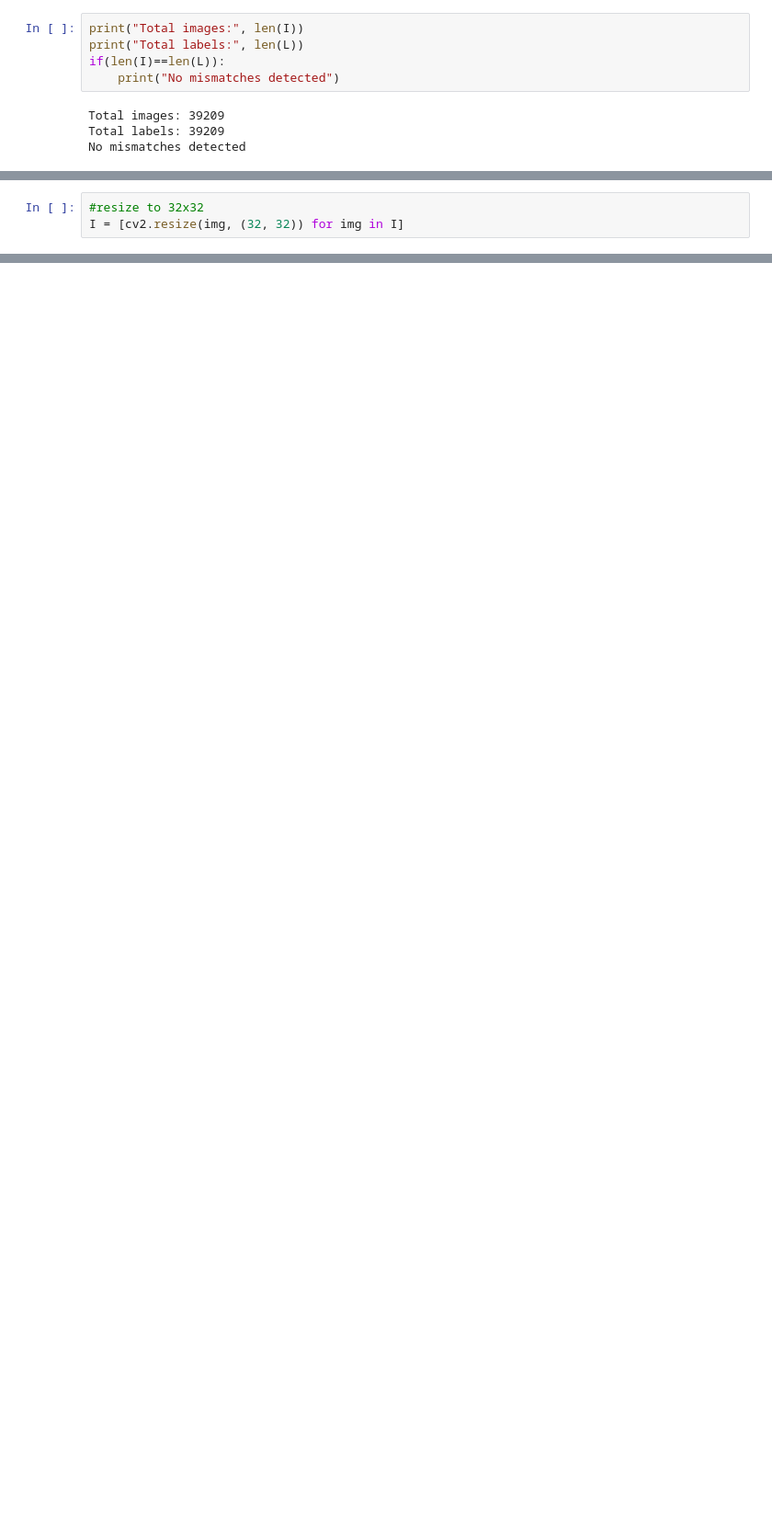
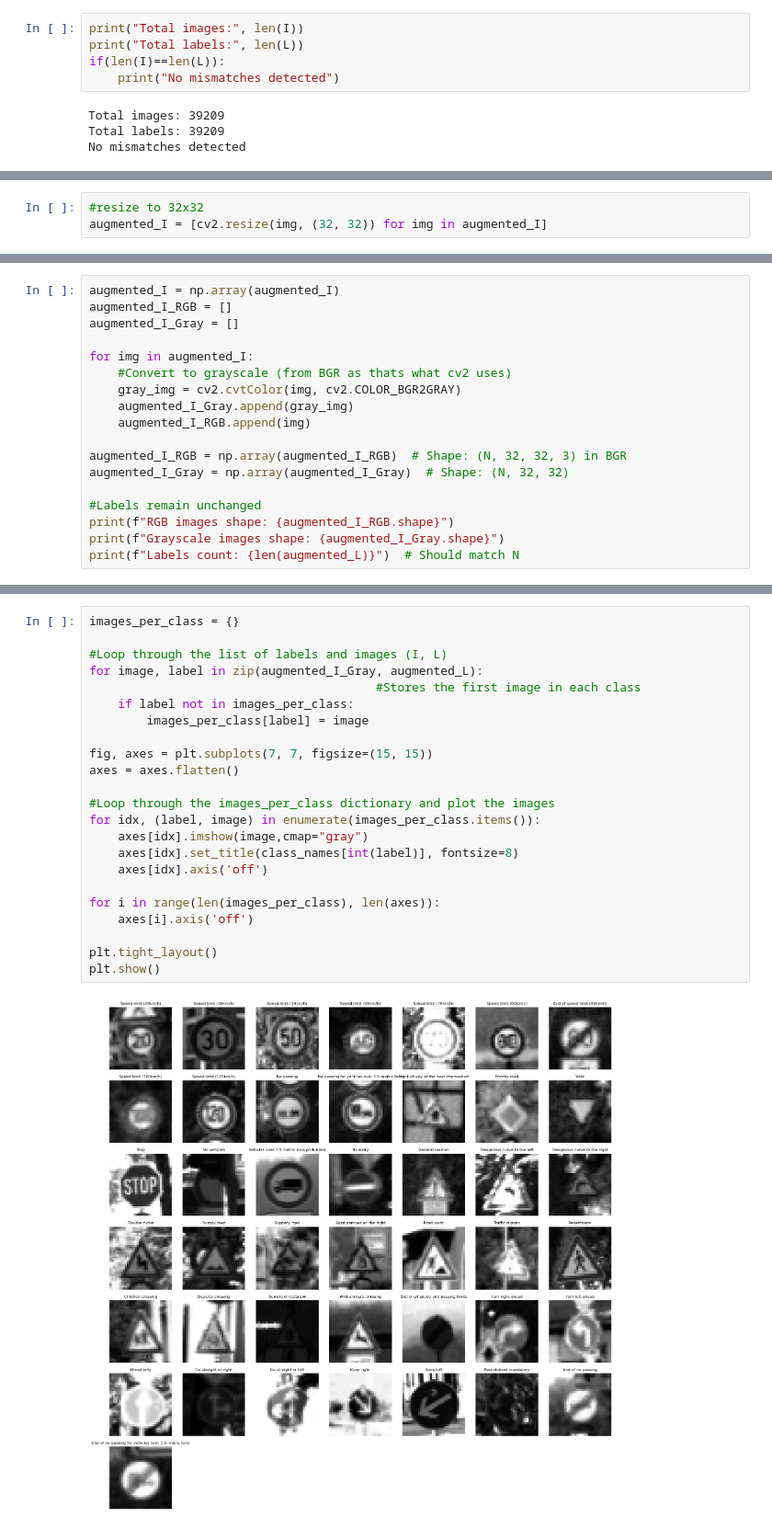
Before and after one commit to HughP01/MScAI_MLProj, a Jupyter notebook: Load images.ipynb, the cells around one changed output, grey strips where cells are left out. Shown: that part at 92% size. Drawn from its saved outputs; the diff is of its cells as text; blank space fills up the shorter version.

```diff
--- a/Load images.ipynb
+++ b/Load images.ipynb
@@ -47,3 +82,3 @@ No mismatches detected
 # %%
 #resize to 32x32
-I = [cv2.resize(img, (32, 32)) for img in I]
+augmented_I = [cv2.resize(img, (32, 32)) for img in augmented_I]
@@ -186,0 +87,18 @@ Classification Report:
+# %%
+augmented_I = np.array(augmented_I)
+augmented_I_RGB = []
+augmented_I_Gray = []
+
+for img in augmented_I:
+    #Convert to grayscale (from BGR as thats what cv2 uses)
+    gray_img = cv2.cvtColor(img, cv2.COLOR_BGR2GRAY)
+    augmented_I_Gray.append(gray_img)
+    augmented_I_RGB.append(img)
+
+augmented_I_RGB = np.array(augmented_I_RGB)  # Shape: (N, 32, 32, 3) in BGR
+augmented_I_Gray = np.array(augmented_I_Gray)  # Shape: (N, 32, 32)
+
+#Labels remain unchanged
+print(f"RGB images shape: {augmented_I_RGB.shape}")
+print(f"Grayscale images shape: {augmented_I_Gray.shape}")
+print(f"Labels count: {len(augmented_L)}")  # Should match N
@@ -186,0 +152,25 @@ Classification Report:
+# %%
+images_per_class = {}
+
+#Loop through the list of labels and images (I, L)
+for image, label in zip(augmented_I_Gray, augmented_L):
+                                        #Stores the first image in each class
+    if label not in images_per_class:
+        images_per_class[label] = image
+
+fig, axes = plt.subplots(7, 7, figsize=(15, 15))
+axes = axes.flatten()
+
+#Loop through the images_per_class dictionary and plot the images
+for idx, (label, image) in enumerate(images_per_class.items()):
+    axes[idx].imshow(image,cmap="gray")
+    axes[idx].set_title(class_names[int(label)], fontsize=8)
+    axes[idx].axis('off')
+
+for i in range(len(images_per_class), len(axes)):
+    axes[i].axis('off')
+
+plt.tight_layout()
+plt.show()
+# %% [output]
+[figure, added]
```
Also changed, not shown: parts of 17 cells of this notebook, 4 other files.
